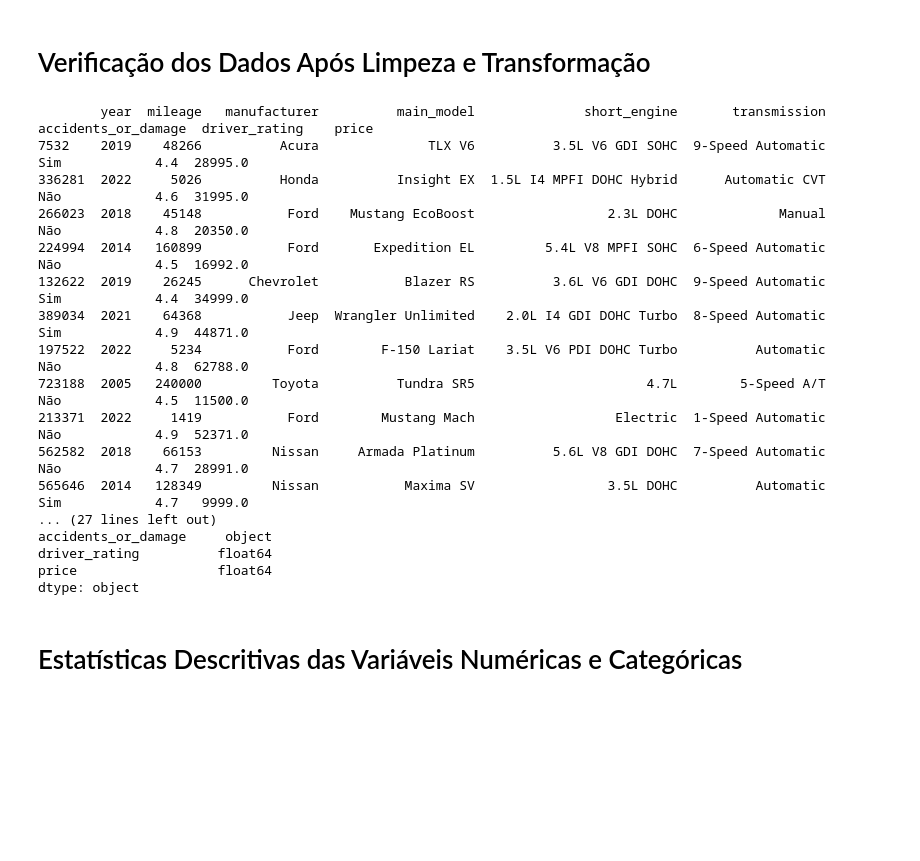
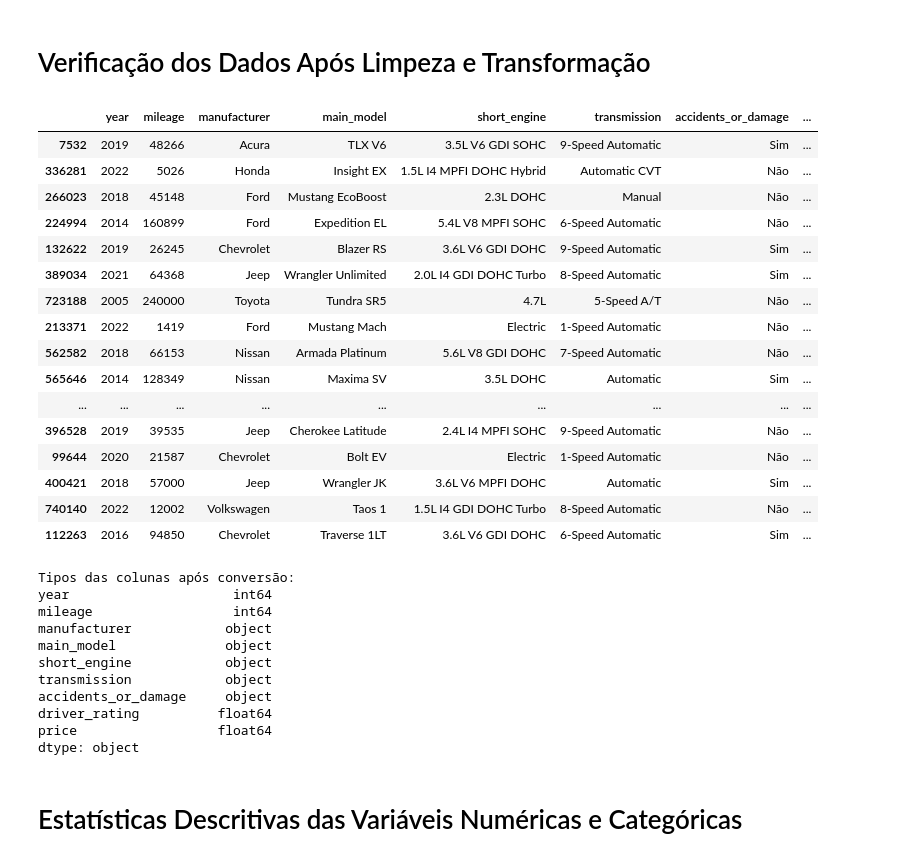
Before and after one commit to marciofag/ciencia-de-dados-compass-uol, a Jupyter notebook: modelo_regressao_prever_preco_carros.ipynb, the cells around one changed output. Cells and saved outputs as stored; diff of their text form; code cells hidden in the pictures; blank space fills up the shorter version.

```diff
--- a/modelo_regressao_prever_preco_carros.ipynb
+++ b/modelo_regressao_prever_preco_carros.ipynb
@@ -232,33 +227,45 @@ Tamanho dos dados após remoção de outliers: 178523 registros
 # %%
 # Arredonde os valores das colunas de acordo com as regras
 relevant_data['mileage'] = relevant_data['mileage'].astype(int)
 relevant_data['driver_rating'] = relevant_data['driver_rating'].round(1)
 relevant_data['price'] = relevant_data['price'].round(2)
 
 # Conferir as colunas do arquivo após limpeza e transformação dos dados
-print(relevant_data.head(30).to_string())
-
-# Verificar o tipo das colunas após a conversão
-print("\nTipos das colunas após conversão:")
-print(relevant_data.dtypes)
+relevant_data.head(30)
 # %% [output]
-        year  mileage   manufacturer          main_model              short_engine       transmission accidents_or_damage  driver_rating    price
-7532    2019    48266          Acura              TLX V6          3.5L V6 GDI SOHC  9-Speed Automatic                 Sim            4.4  28995.0
-336281  2022     5026          Honda          Insight EX  1.5L I4 MPFI DOHC Hybrid      Automatic CVT                 Não            4.6  31995.0
-266023  2018    45148           Ford    Mustang EcoBoost                 2.3L DOHC             Manual                 Não            4.8  20350.0
-224994  2014   160899           Ford       Expedition EL         5.4L V8 MPFI SOHC  6-Speed Automatic                 Não            4.5  16992.0
-132622  2019    26245      Chevrolet           Blazer RS          3.6L V6 GDI DOHC  9-Speed Automatic                 Sim            4.4  34999.0
-389034  2021    64368           Jeep  Wrangler Unlimited    2.0L I4 GDI DOHC Turbo  8-Speed Automatic                 Sim            4.9  44871.0
-197522  2022     5234           Ford        F-150 Lariat    3.5L V6 PDI DOHC Turbo          Automatic                 Não            4.8  62788.0
-723188  2005   240000         Toyota          Tundra SR5                      4.7L        5-Speed A/T                 Não            4.5  11500.0
-213371  2022     1419           Ford        Mustang Mach                  Electric  1-Speed Automatic                 Não            4.9  52371.0
-562582  2018    66153         Nissan     Armada Platinum          5.6L V8 GDI DOHC  7-Speed Automatic                 Não            4.7  28991.0
-565646  2014   128349         Nissan           Maxima SV                 3.5L DOHC          Automatic                 Sim            4.7   9999.0
-... (27 lines left out)
-accidents_or_damage     object
-driver_rating          float64
-price                  float64
-dtype: object
+|  | year | mileage | manufacturer | main_model | short_engine | transmission | accidents_or_damage | ... |
+| 7532 | 2019 | 48266 | Acura | TLX V6 | 3.5L V6 GDI SOHC | 9-Speed Automatic | Sim | ... |
+| 336281 | 2022 | 5026 | Honda | Insight EX | 1.5L I4 MPFI DOHC Hybrid | Automatic CVT | Não | ... |
+| 266023 | 2018 | 45148 | Ford | Mustang EcoBoost | 2.3L DOHC | Manual | Não | ... |
+| 224994 | 2014 | 160899 | Ford | Expedition EL | 5.4L V8 MPFI SOHC | 6-Speed Automatic | Não | ... |
+| 132622 | 2019 | 26245 | Chevrolet | Blazer RS | 3.6L V6 GDI DOHC | 9-Speed Automatic | Sim | ... |
+| 389034 | 2021 | 64368 | Jeep | Wrangler Unlimited | 2.0L I4 GDI DOHC Turbo | 8-Speed Automatic | Sim | ... |
+| 723188 | 2005 | 240000 | Toyota | Tundra SR5 | 4.7L | 5-Speed A/T | Não | ... |
+| 213371 | 2022 | 1419 | Ford | Mustang Mach | Electric | 1-Speed Automatic | Não | ... |
+| 562582 | 2018 | 66153 | Nissan | Armada Platinum | 5.6L V8 GDI DOHC | 7-Speed Automatic | Não | ... |
+| 565646 | 2014 | 128349 | Nissan | Maxima SV | 3.5L DOHC | Automatic | Sim | ... |
+| ... | ... | ... | ... | ... | ... | ... | ... | ... |
+| 396528 | 2019 | 39535 | Jeep | Cherokee Latitude | 2.4L I4 MPFI SOHC | 9-Speed Automatic | Não | ... |
+| 99644 | 2020 | 21587 | Chevrolet | Bolt EV | Electric | 1-Speed Automatic | Não | ... |
+| 400421 | 2018 | 57000 | Jeep | Wrangler JK | 3.6L V6 MPFI DOHC | Automatic | Sim | ... |
+| 740140 | 2022 | 12002 | Volkswagen | Taos 1 | 1.5L I4 GDI DOHC Turbo | 8-Speed Automatic | Não | ... |
+| 112263 | 2016 | 94850 | Chevrolet | Traverse 1LT | 3.6L V6 GDI DOHC | 6-Speed Automatic | Sim | ... |
+# %%
+# Verificar o tipo das colunas após a conversão
+print("\nTipos das colunas após conversão:")
+print(relevant_data.dtypes)
+# %% [output]
+Tipos das colunas após conversão:
+year                     int64
+mileage                  int64
+manufacturer            object
+main_model              object
+short_engine            object
+transmission            object
+accidents_or_damage     object
+driver_rating          float64
+price                  float64
+dtype: object
 # %% [markdown]
 # Estatísticas Descritivas das Variáveis Numéricas e Categóricas
 # %%
```
Also changed, not shown: parts of 4 cells of this notebook.
